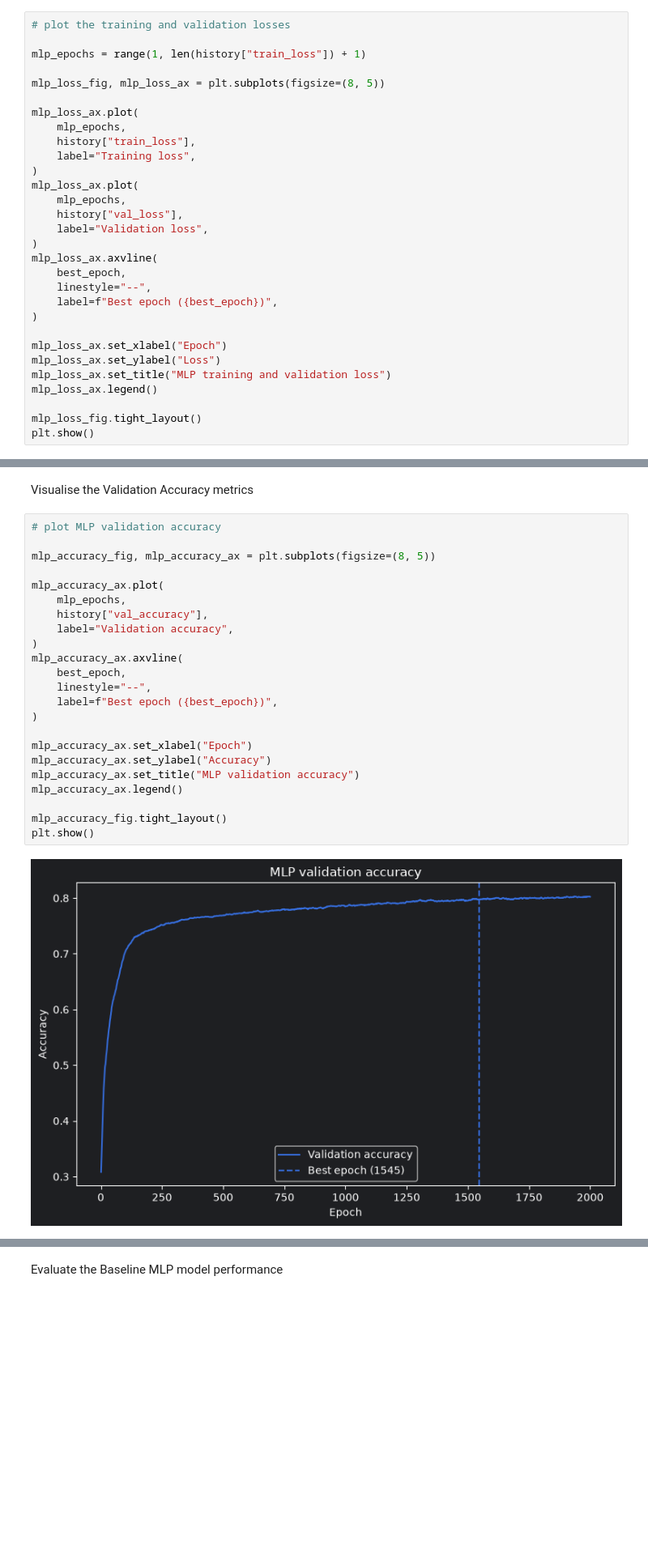
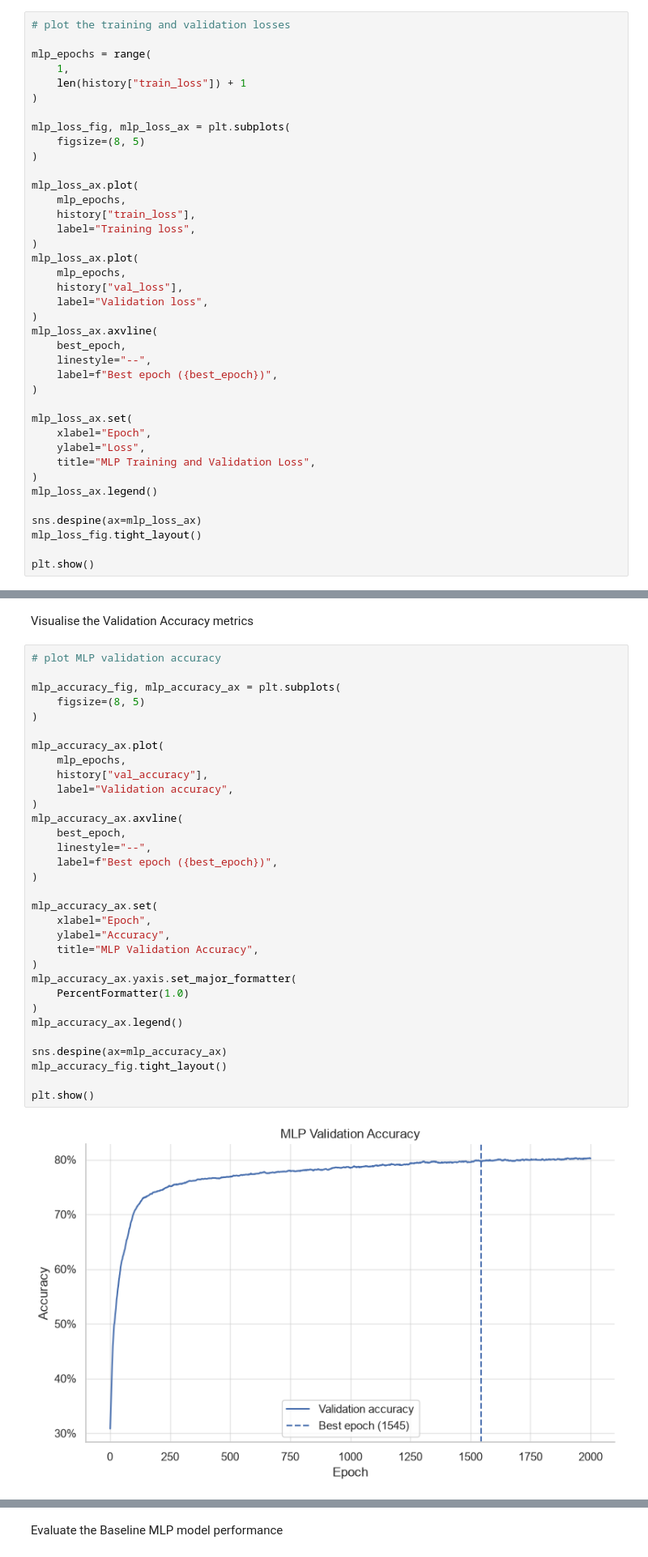
Before and after one commit to dm-uq/PatternAnalysis-2026, a Jupyter notebook: recognition/MultiLayer_GNN_s45506053/02_baseline_experiments.ipynb, the cells around one changed output, grey strips where cells are left out. Shown at 81% size. Saved outputs shown, nothing was run; the diff lists cells and outputs as text; blank space fills up the shorter version.

Commit message:
feat(experiments): implement standardised plot styling and run data persistence

```diff
--- a/recognition/MultiLayer_GNN_s45506053/02_baseline_experiments.ipynb
+++ b/recognition/MultiLayer_GNN_s45506053/02_baseline_experiments.ipynb
@@ -201,9 +267,14 @@ Visualise the Train/Val metrics
 # %%
 # plot the training and validation losses
 
-mlp_epochs = range(1, len(history["train_loss"]) + 1)
+mlp_epochs = range(
+    1,
+    len(history["train_loss"]) + 1
+)
 
-mlp_loss_fig, mlp_loss_ax = plt.subplots(figsize=(8, 5))
+mlp_loss_fig, mlp_loss_ax = plt.subplots(
+    figsize=(8, 5)
+)
 
 mlp_loss_ax.plot(
     mlp_epochs,
@@ -221,11 +292,15 @@ mlp_loss_ax.axvline(
     label=f"Best epoch ({best_epoch})",
 )
 
-mlp_loss_ax.set_xlabel("Epoch")
-mlp_loss_ax.set_ylabel("Loss")
-mlp_loss_ax.set_title("MLP training and validation loss")
+mlp_loss_ax.set(
+    xlabel="Epoch",
+    ylabel="Loss",
+    title="MLP Training and Validation Loss",
+)
 mlp_loss_ax.legend()
 
+sns.despine(ax=mlp_loss_ax)
 mlp_loss_fig.tight_layout()
+
 plt.show()
 # %% [output]
@@ -235,25 +317,34 @@ Visualise the Validation Accuracy metrics
 # %%
 # plot MLP validation accuracy
 
-mlp_accuracy_fig, mlp_accuracy_ax = plt.subplots(figsize=(8, 5))
+mlp_accuracy_fig, mlp_accuracy_ax = plt.subplots(
+    figsize=(8, 5)
+)
 
 mlp_accuracy_ax.plot(
     mlp_epochs,
     history["val_accuracy"],
     label="Validation accuracy",
 )
 mlp_accuracy_ax.axvline(
     best_epoch,
     linestyle="--",
     label=f"Best epoch ({best_epoch})",
 )
 
-mlp_accuracy_ax.set_xlabel("Epoch")
-mlp_accuracy_ax.set_ylabel("Accuracy")
-mlp_accuracy_ax.set_title("MLP validation accuracy")
+mlp_accuracy_ax.set(
+    xlabel="Epoch",
+    ylabel="Accuracy",
+    title="MLP Validation Accuracy",
+)
+mlp_accuracy_ax.yaxis.set_major_formatter(
+    PercentFormatter(1.0)
+)
 mlp_accuracy_ax.legend()
 
+sns.despine(ax=mlp_accuracy_ax)
 mlp_accuracy_fig.tight_layout()
+
 plt.show()
 # %% [output]
-[figure, old version]
+[figure, new version]
```
Also changed, not shown: parts of 8 cells of this notebook, 3 other files.
